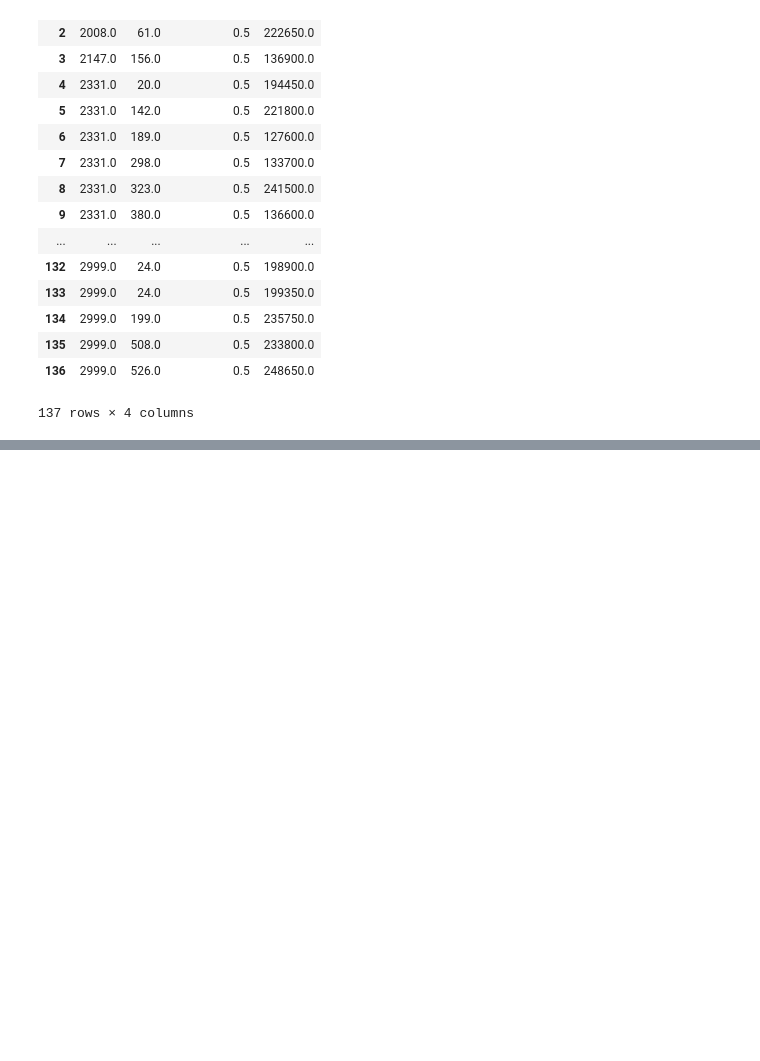
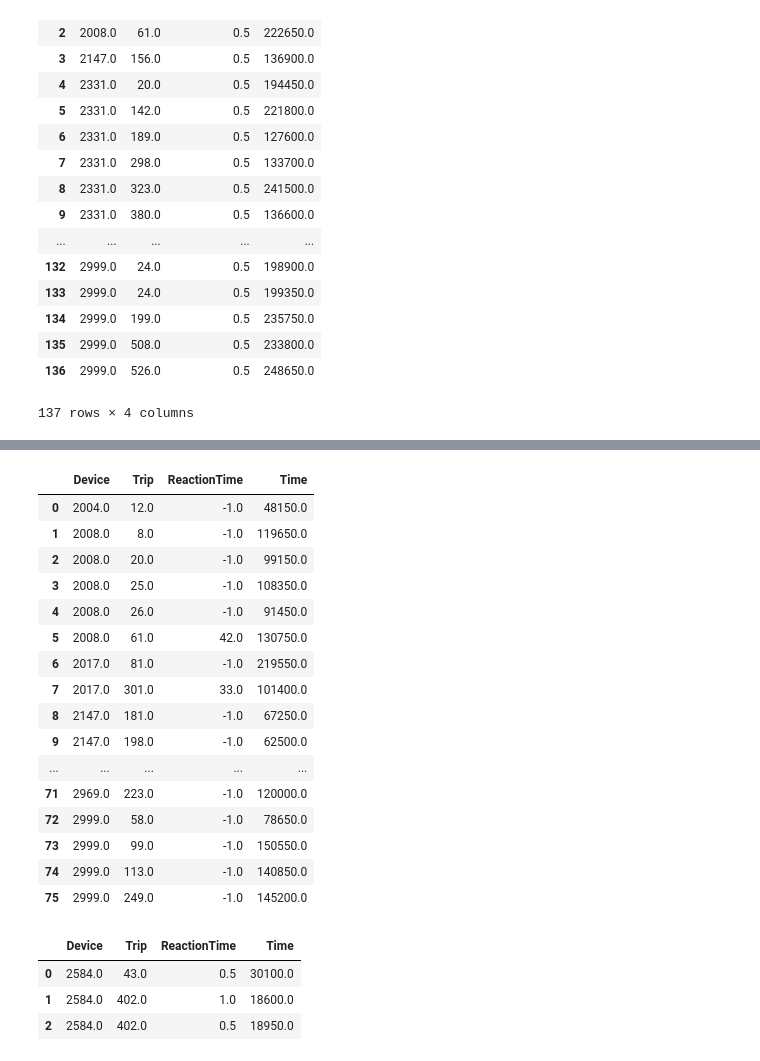
Before and after one commit to caseyc49s/HT3---Public, a Jupyter notebook: Preprocessing/bzw7_process.ipynb, the cells around one changed output, grey strips where cells are left out. Cells and saved outputs as stored; diff of their text form; code cells hidden in the pictures; blank space fills up the shorter version.

```diff
--- a/Preprocessing/bzw7_process.ipynb
+++ b/Preprocessing/bzw7_process.ipynb
@@ -159,0 +251,75 @@ reactiveness
+# %%
+evt_ = evtwarn[(evtwarn['EventAppId'] == 3)]
+ignore_interval = 2.5 * 100
+e_  = pd.DataFrame(columns=evt_.columns)
+i_ = 0
+for i, row in evt_.iterrows():
+    if i_==0:
+        e_.loc[i_] = row
+        i_+=1
+    else:
+        if ((i-1 in evt_.index) and (evt_.loc[i]['Trip']==evt_.loc[i-1]['Trip']) \
+        and (evt_.loc[i]['Device']==evt_.loc[i-1]['Device']) and (evt_.loc[i]['Time']-evt_.loc[i-1]['Time']<=ignore_interval)):
+            pass
+        else:
+            e_.loc[i_] = row
+            i_+=1
+max_look_time = 60 * 100
+reactiveness = pd.DataFrame(columns=['Device','Trip','ReactionTime','Time'])
+for i,row in e_.iterrows():
+    rt = list(host[(host['Device']==row['Device']) & (host['Trip']==row['Trip']) & (host['Time']>row['Time']) & (host['Time']<(row['Time']+max_look_time)) & (host['BrakeStatus']==1)]['Time'])
+    if len(rt)>0:
+        rt=(rt[0]-row['Time'])/100
+    else:
+        rt=-1
+    reactiveness.loc[i]=[row['Device'],row['Trip'],rt,row['Time']]
+reactiveness
+# %% [output]
+|  | Device | Trip | ReactionTime | Time |
+| 0 | 2004.0 | 12.0 | -1.0 | 48150.0 |
+| 1 | 2008.0 | 8.0 | -1.0 | 119650.0 |
+| 2 | 2008.0 | 20.0 | -1.0 | 99150.0 |
+| 3 | 2008.0 | 25.0 | -1.0 | 108350.0 |
+| 4 | 2008.0 | 26.0 | -1.0 | 91450.0 |
+| 5 | 2008.0 | 61.0 | 42.0 | 130750.0 |
+| 6 | 2017.0 | 81.0 | -1.0 | 219550.0 |
+| 7 | 2017.0 | 301.0 | 33.0 | 101400.0 |
+| 8 | 2147.0 | 181.0 | -1.0 | 67250.0 |
+| 9 | 2147.0 | 198.0 | -1.0 | 62500.0 |
+| ... | ... | ... | ... | ... |
+| 71 | 2969.0 | 223.0 | -1.0 | 120000.0 |
+| 72 | 2999.0 | 58.0 | -1.0 | 78650.0 |
+| 73 | 2999.0 | 99.0 | -1.0 | 150550.0 |
+| 74 | 2999.0 | 113.0 | -1.0 | 140850.0 |
+| 75 | 2999.0 | 249.0 | -1.0 | 145200.0 |
+# %%
+evt_ = evtwarn[(evtwarn['EventAppId'] == 9)]
+ignore_interval = 2.5 * 100
+e_  = pd.DataFrame(columns=evt_.columns)
+i_ = 0
+for i, row in evt_.iterrows():
+    if i_==0:
+        e_.loc[i_] = row
+        i_+=1
+    else:
+        if ((i-1 in evt_.index) and (evt_.loc[i]['Trip']==evt_.loc[i-1]['Trip']) \
+        and (evt_.loc[i]['Device']==evt_.loc[i-1]['Device']) and (evt_.loc[i]['Time']-evt_.loc[i-1]['Time']<=ignore_interval)):
+            pass
+        else:
+            e_.loc[i_] = row
+            i_+=1
+max_look_time = 60 * 100
+reactiveness = pd.DataFrame(columns=['Device','Trip','ReactionTime','Time'])
+for i,row in e_.iterrows():
+    rt = list(host[(host['Device']==row['Device']) & (host['Trip']==row['Trip']) & (host['Time']>row['Time']) & (host['Time']<(row['Time']+max_look_time)) & (host['BrakeStatus']==1)]['Time'])
+    if len(rt)>0:
+        rt=(rt[0]-row['Time'])/100
+    else:
+        rt=-1
+    reactiveness.loc[i]=[row['Device'],row['Trip'],rt,row['Time']]
+reactiveness
+# %% [output]
+|  | Device | Trip | ReactionTime | Time |
+| 0 | 2584.0 | 43.0 | 0.5 | 30100.0 |
+| 1 | 2584.0 | 402.0 | 1.0 | 18600.0 |
+| 2 | 2584.0 | 402.0 | 0.5 | 18950.0 |
```
Also changed, not shown: parts of 6 cells of this notebook.
